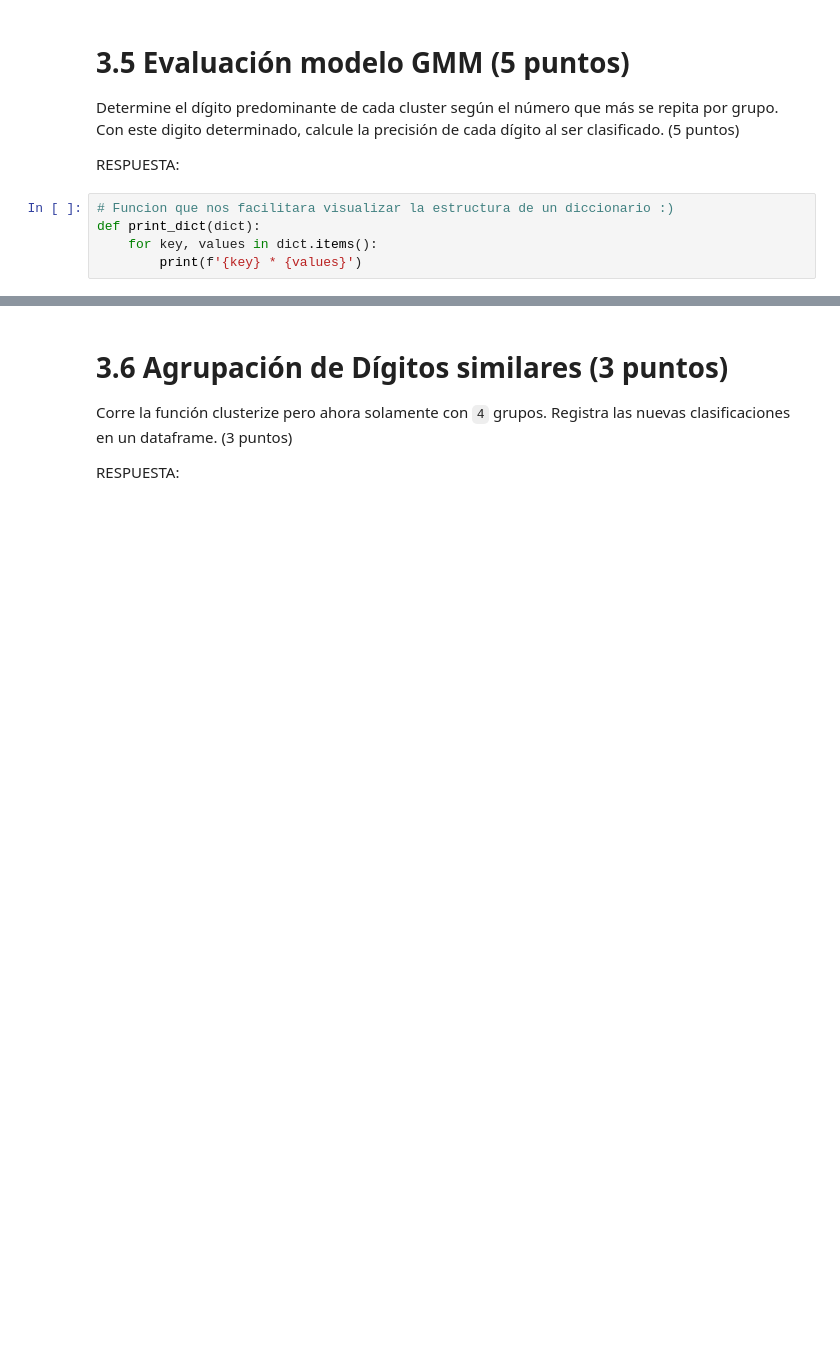
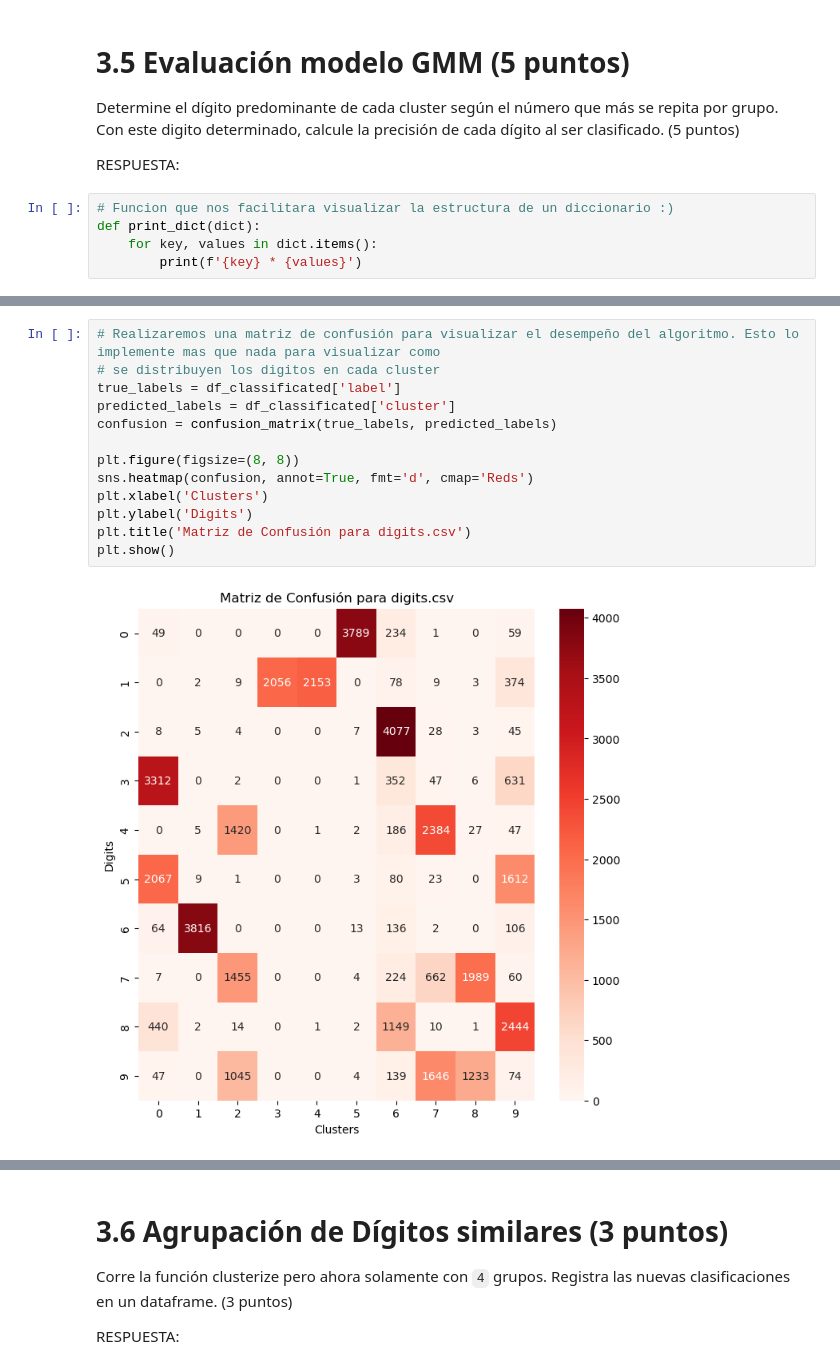
Before and after one commit to pedrozavalat/iic2433-tareas, a Jupyter notebook: t3/T3-PedroPabloZavalaTejos.ipynb, the cells around one changed output, grey strips where cells are left out. Drawn from its saved outputs; the diff is of its cells as text; blank space fills up the shorter version.

```diff
--- a/t3/T3-PedroPabloZavalaTejos.ipynb
+++ b/t3/T3-PedroPabloZavalaTejos.ipynb
@@ -343,4 +344,19 @@ print_dict(uppermost_digit)
 9 * 8
+# %%
+# Realizaremos una matriz de confusión para visualizar el desempeño del algoritmo. Esto lo implemente mas que nada para visualizar como
+# se distribuyen los digitos en cada cluster
+true_labels = df_classificated['label']
+predicted_labels = df_classificated['cluster']
+confusion = confusion_matrix(true_labels, predicted_labels)
+
+plt.figure(figsize=(8, 8))
+sns.heatmap(confusion, annot=True, fmt='d', cmap='Reds')
+plt.xlabel('Clusters')
+plt.ylabel('Digits')
+plt.title('Matriz de Confusión para digits.csv')
+plt.show()
+# %% [output]
+[figure, added]
 # %%
 
 # Creamos un nuevo diccionario para contar la cantidad de veces en donde el digito fue clasificado
```
Also changed, not shown: parts of 16 cells of this notebook.
